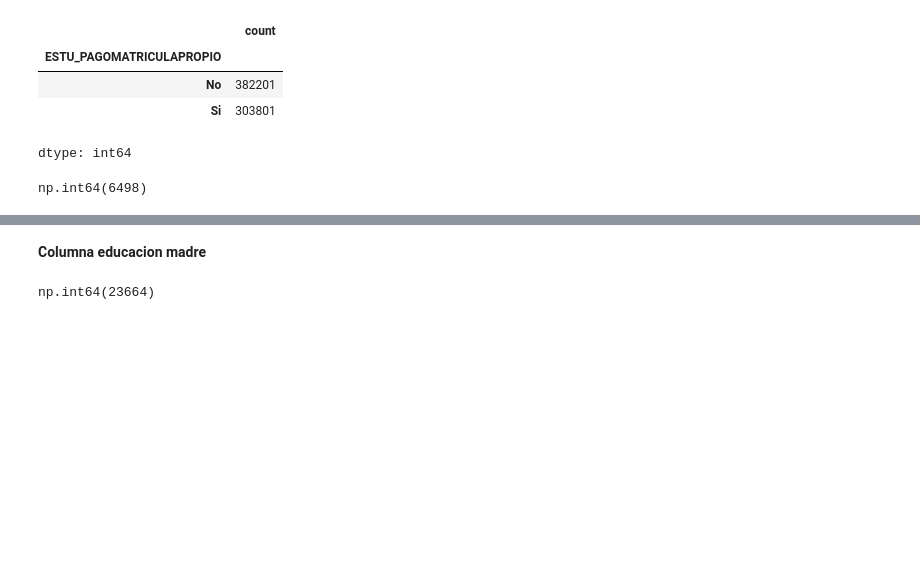
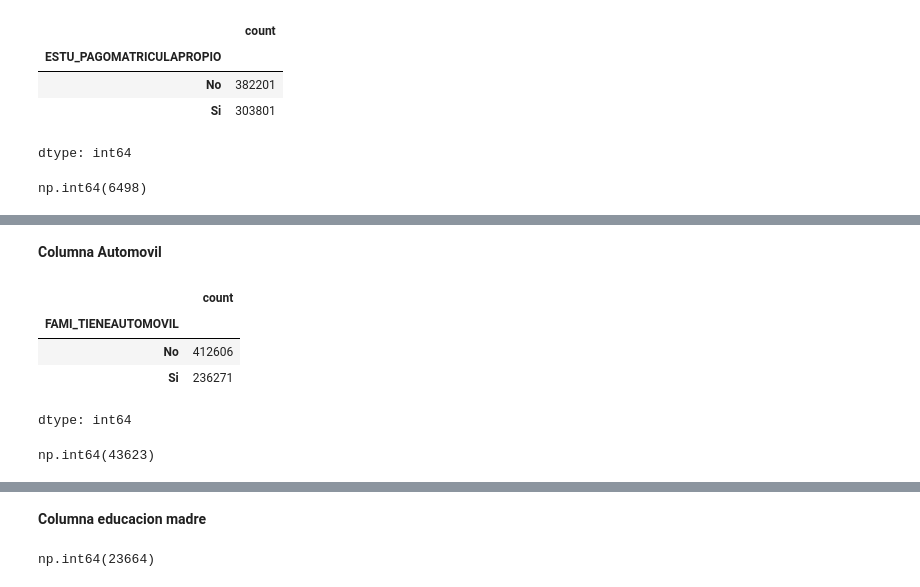
Before and after one commit to julianisazam/UDEA-ai4eng-20251, a Jupyter notebook: 99 - modelo solución.ipynb, the cells around one changed output, grey strips where cells are left out. Cells and saved outputs as stored; diff of their text form; code cells hidden in the pictures; blank space fills up the shorter version.

```diff
--- a/99 - modelo solución.ipynb
+++ b/99 - modelo solución.ipynb
@@ -341,0 +387,14 @@ procesado_pagomatricula = replace_column_with_onehot(train_copy[[col]].dropna().
+# %% [markdown]
+**Columna Automovil**
+# %%
+train.FAMI_TIENEAUTOMOVIL.value_counts()
+# %% [output]
+|  | count |
+| FAMI_TIENEAUTOMOVIL |  |
+| No | 412606 |
+| Si | 236271 |
+dtype: int64
+# %%
+train.FAMI_TIENEAUTOMOVIL.isna().sum()
+# %% [output]
+np.int64(43623)
```
Also changed, not shown: parts of 65 cells of this notebook.
